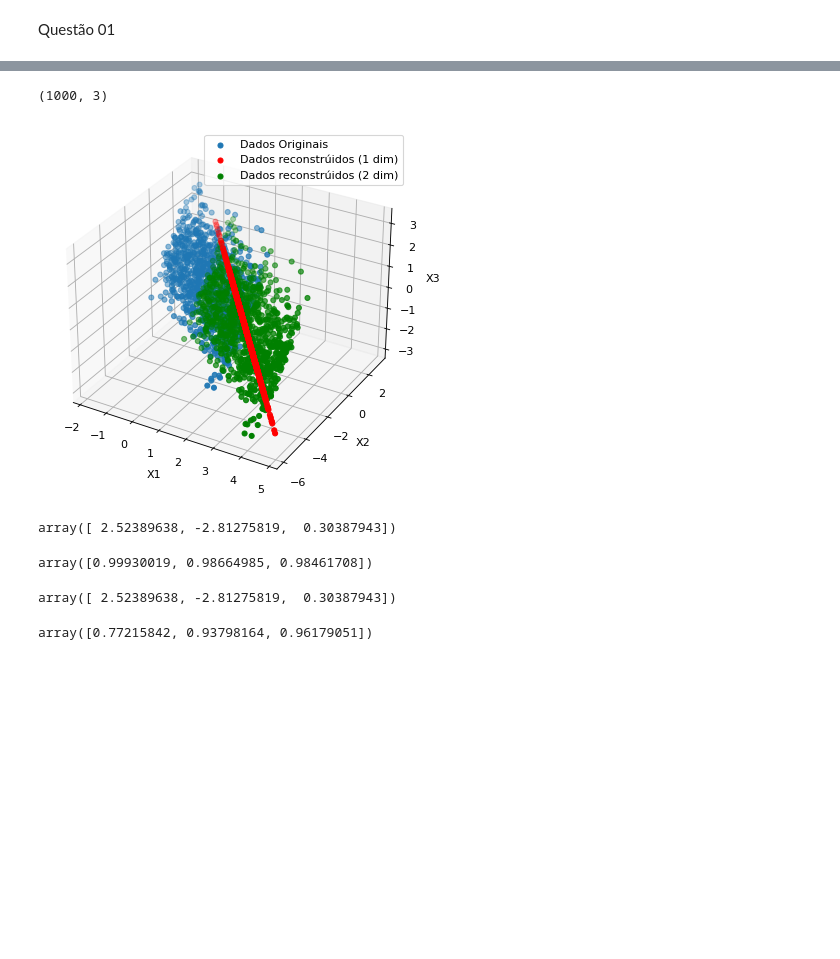
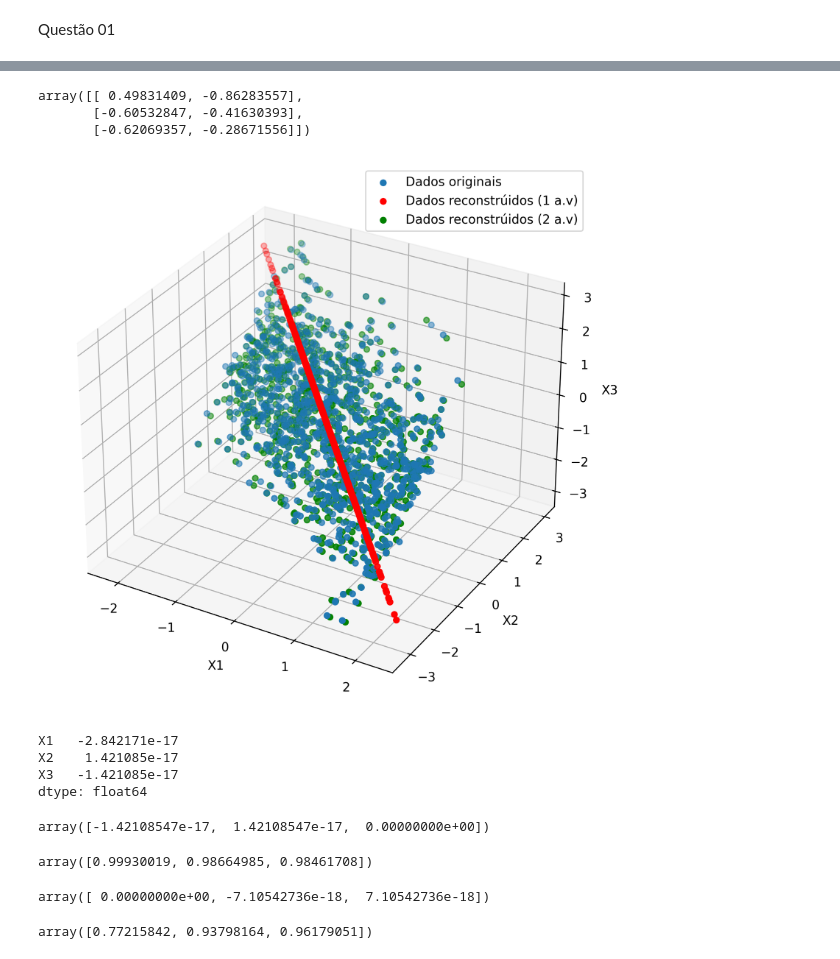
Before and after one commit to ricardomarra/machine-learning, a Jupyter notebook: lista de exercícios 03/códigos_lista_03.ipynb, the cells around one changed output, grey strips where cells are left out. Saved outputs shown, nothing was run; the diff lists cells and outputs as text; code cells hidden in the pictures; blank space fills up the shorter version.

```diff
--- a/lista de exercícios 03/códigos_lista_03.ipynb
+++ b/lista de exercícios 03/códigos_lista_03.ipynb
@@ -73,36 +72,44 @@ def pca(X: pd.DataFrame, n_dim: int) -> tuple:
 # %%
 W1, z1 = pca(data_norm, 1)
 W2, z2 = pca(data_norm, 2)
+# %%
+W2
+# %% [output]
+array([[ 0.49831409, -0.86283557],
+       [-0.60532847, -0.41630393],
+       [-0.62069357, -0.28671556]])
 # %%
-X1_reconstructed = np.dot(W1, z1.T).T + np.array(data.mean())
-X2_reconstructed = np.dot(W2, z2.T).T + np.array(data.mean())
+X1_reconstructed = np.dot(W1, z1.T).T
+X2_reconstructed = np.dot(W2, z2.T).T
-# %%
-X1_reconstructed.shape
-# %% [output]
-(1000, 3)
 # %%
-%matplotlib inline
-
 fig = plt.figure()
-fig.set_size_inches(8,6)
-fig.set_dpi(80)
+fig.set_size_inches(10,8)
+fig.set_dpi(300)
 ax = fig.add_subplot(projection = '3d')
-ax.scatter(data_norm['X1'], data_norm['X2'], data_norm['X3'], label = 'Dados Originais')
-ax.scatter(X1_reconstructed[:, 0], X1_reconstructed[:, 1], X1_reconstructed[:, 2], color = 'red', label = 'Dados reconstrúidos (1 dim)')
-ax.scatter(X2_reconstructed[:, 0], X2_reconstructed[:, 1], X2_reconstructed[:, 2], color = 'green', label = 'Dados reconstrúidos (2 dim)')
+ax.scatter(data_norm['X1'], data_norm['X2'], data_norm['X3'], label = 'Dados originais')
+ax.scatter(X1_reconstructed[:, 0], X1_reconstructed[:, 1], X1_reconstructed[:, 2], color = 'red', label = 'Dados reconstrúidos (1 a.v)')
+ax.scatter(X2_reconstructed[:, 0], X2_reconstructed[:, 1], X2_reconstructed[:, 2], color = 'green', label = 'Dados reconstrúidos (2 a.v)')
 ax.set_xlabel('X1')
 ax.set_ylabel('X2')
 ax.set_zlabel('X3')
 
 # ax.view_init(90, 0)
-plt.legend()
+plt.legend(loc = 'upper right')
+plt.savefig('images/plotq1d')
 plt.show()
 # %% [output]
-[figure, old version]
+[figure, new version]
+# %%
+data_norm.mean()
+# %% [output]
+X1   -2.842171e-17
+X2    1.421085e-17
+X3   -1.421085e-17
+dtype: float64
 # %%
 X2_reconstructed.mean(axis = 0)
 # %% [output]
-array([ 2.52389638, -2.81275819,  0.30387943])
+array([-1.42108547e-17,  1.42108547e-17,  0.00000000e+00])
 # %%
 X2_reconstructed.std(axis = 0)
 # %% [output]
@@ -110,7 +117,7 @@ array([0.99930019, 0.98664985, 0.98461708])
 # %%
 X1_reconstructed.mean(axis = 0)
 # %% [output]
-array([ 2.52389638, -2.81275819,  0.30387943])
+array([ 0.00000000e+00, -7.10542736e-18,  7.10542736e-18])
 # %%
 X1_reconstructed.std(axis = 0)
 # %% [output]
```
Also changed, not shown: parts of 19 cells of this notebook, 2 other files.
